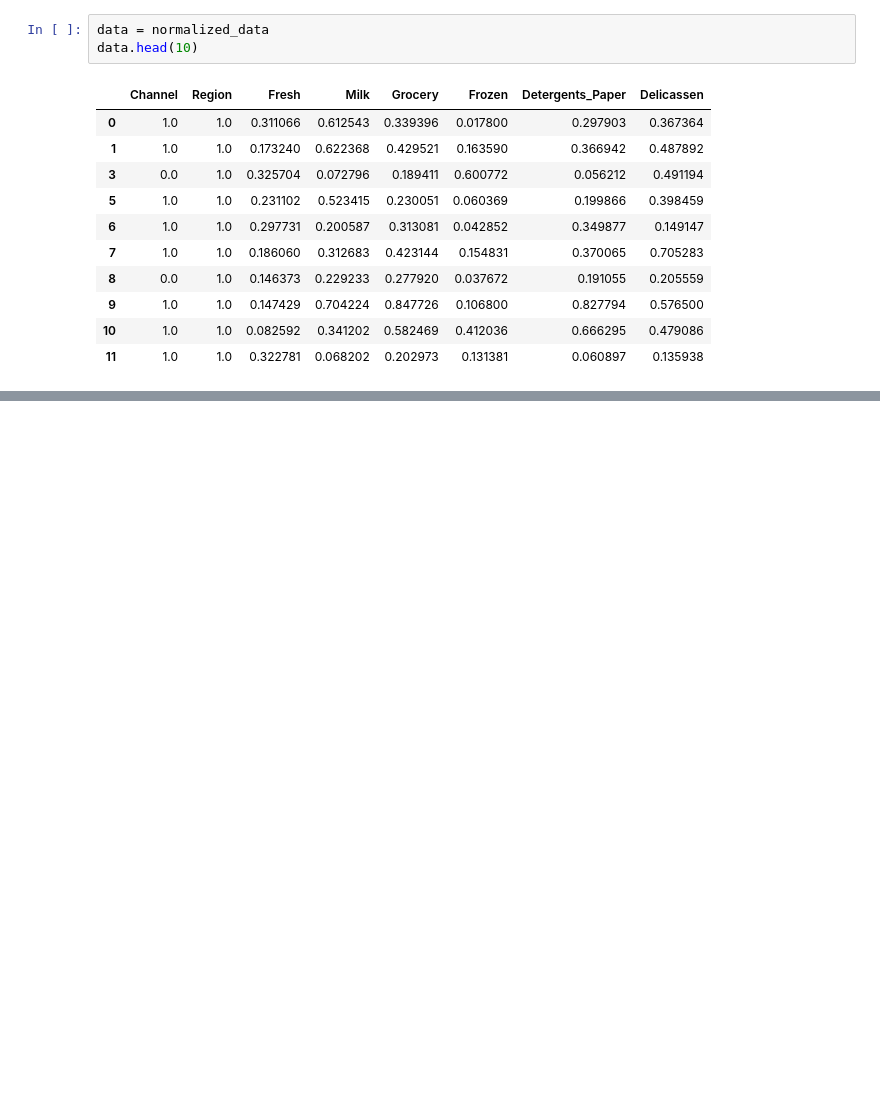
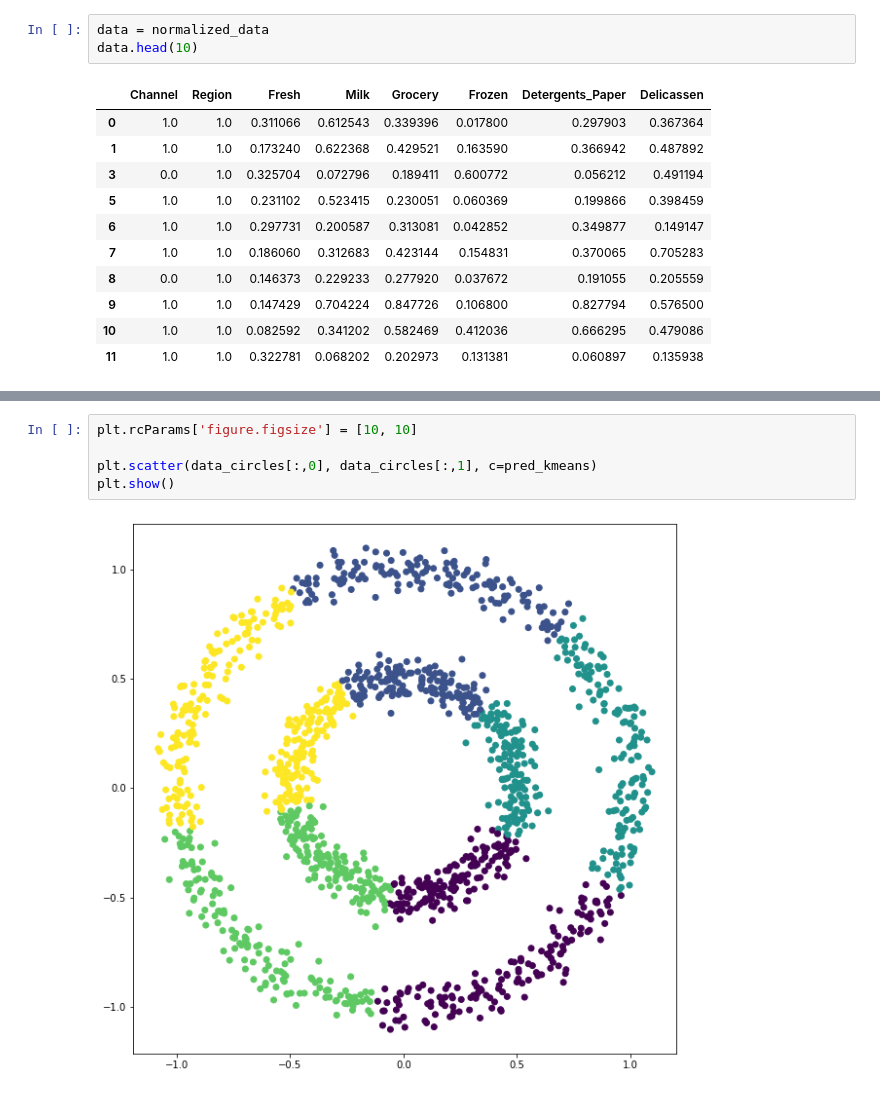
Before and after one commit to leonistor/ml-fundamentals, a Jupyter notebook: 02-unsupervised.ipynb, the cells around one changed output, grey strips where cells are left out. Saved outputs shown, nothing was run; the diff lists cells and outputs as text; blank space fills up the shorter version.

```diff
--- a/02-unsupervised.ipynb
+++ b/02-unsupervised.ipynb
@@ -208,0 +269,7 @@ data.head(10)
+# %%
+plt.rcParams['figure.figsize'] = [10, 10]
+
+plt.scatter(data_circles[:,0], data_circles[:,1], c=pred_kmeans)
+plt.show()
+# %% [output]
+[figure, added]
```
Also changed, not shown: parts of 7 cells of this notebook.
